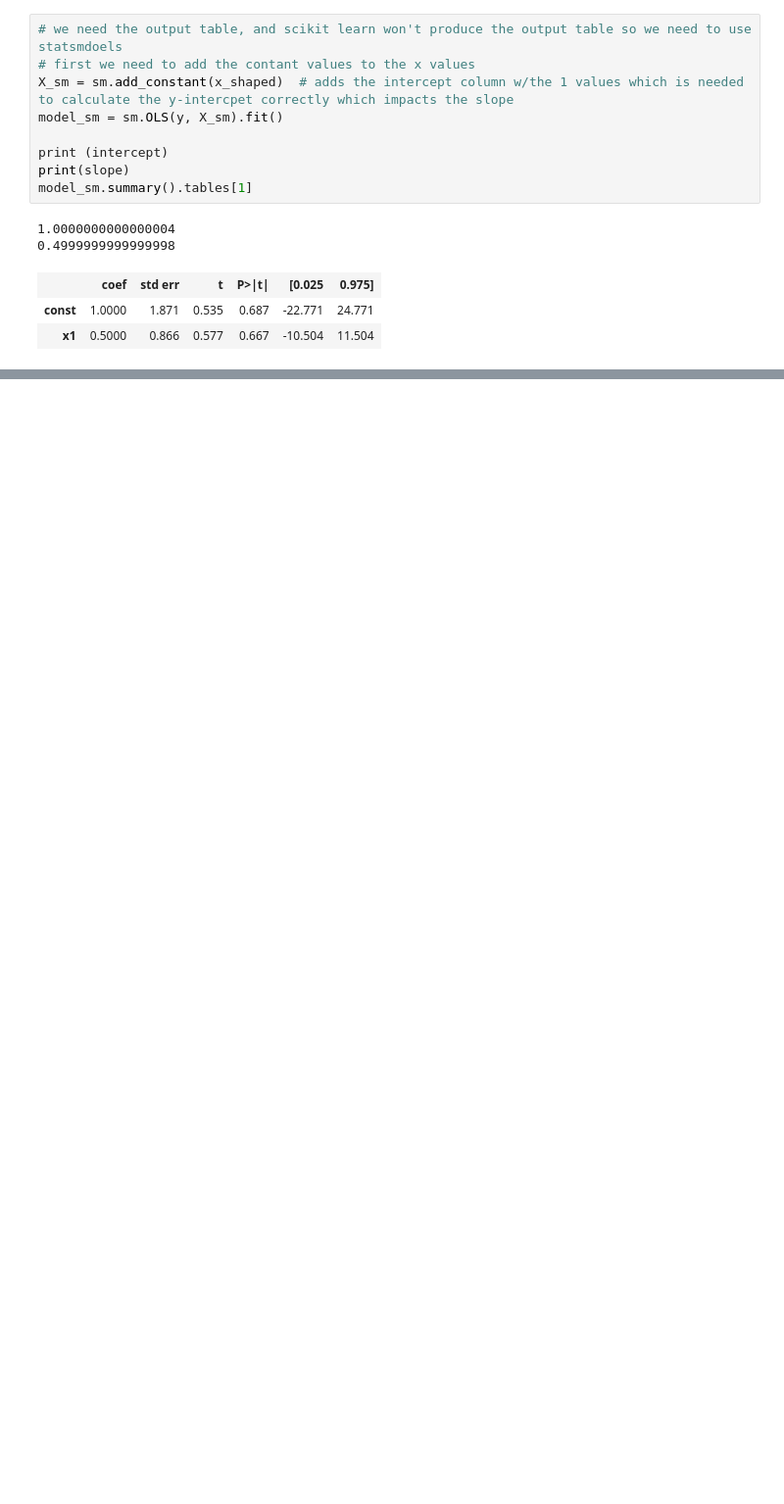
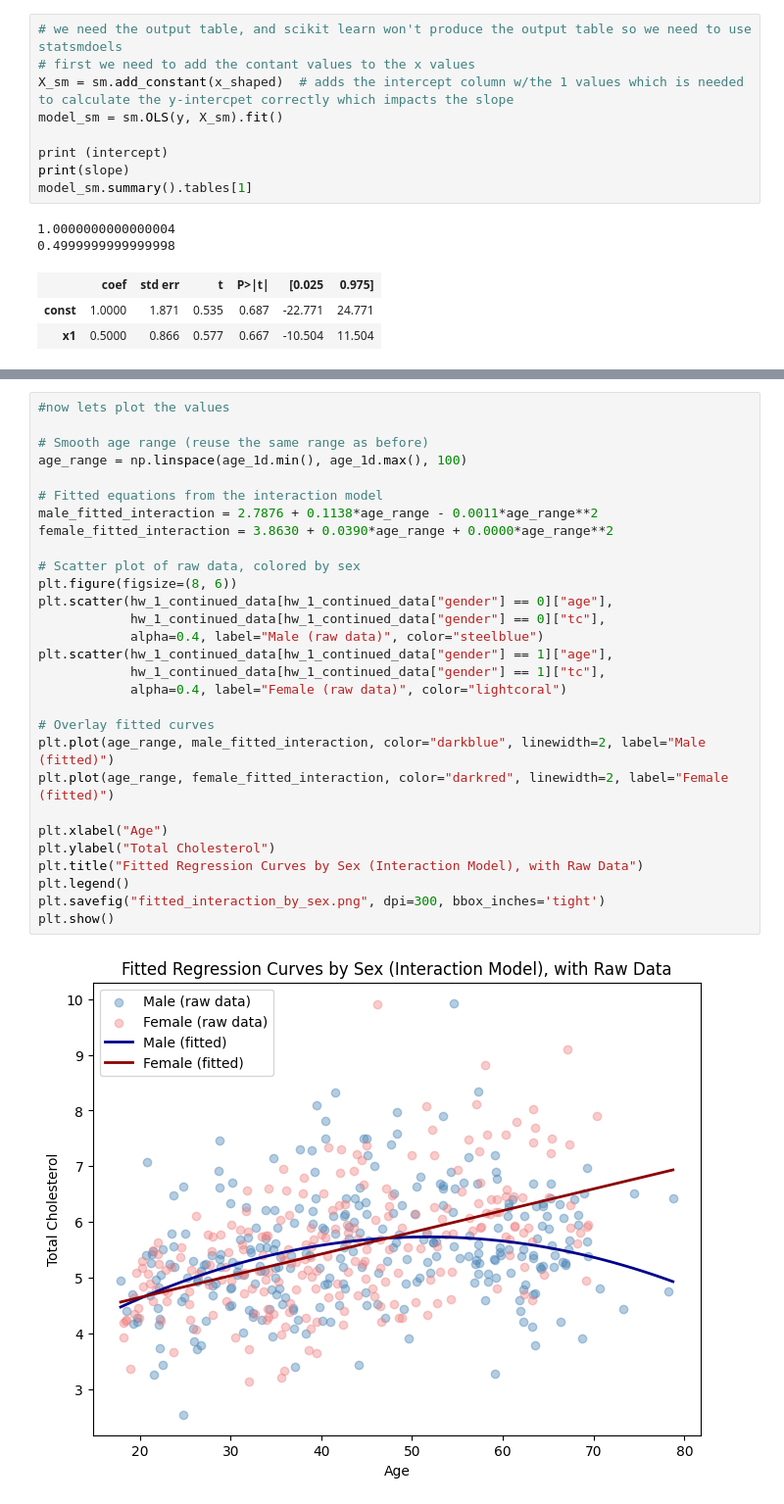
Before and after one commit to hoyedustin/harvard_chan, a Jupyter notebook: bst_220/hw_1.ipynb, the cells around one changed output, grey strips where cells are left out. Shown at 98% size. Drawn from its saved outputs; the diff is of its cells as text; blank space fills up the shorter version.

```diff
--- a/bst_220/hw_1.ipynb
+++ b/bst_220/hw_1.ipynb
@@ -62,0 +341,31 @@ model_sm.summary().tables[1]
+# %%
+#now lets plot the values
+
+# Smooth age range (reuse the same range as before)
+age_range = np.linspace(age_1d.min(), age_1d.max(), 100)
+
+# Fitted equations from the interaction model
+male_fitted_interaction = 2.7876 + 0.1138*age_range - 0.0011*age_range**2
+female_fitted_interaction = 3.8630 + 0.0390*age_range + 0.0000*age_range**2
+
+# Scatter plot of raw data, colored by sex
+plt.figure(figsize=(8, 6))
+plt.scatter(hw_1_continued_data[hw_1_continued_data["gender"] == 0]["age"],
+            hw_1_continued_data[hw_1_continued_data["gender"] == 0]["tc"],
+            alpha=0.4, label="Male (raw data)", color="steelblue")
+plt.scatter(hw_1_continued_data[hw_1_continued_data["gender"] == 1]["age"],
+            hw_1_continued_data[hw_1_continued_data["gender"] == 1]["tc"],
+            alpha=0.4, label="Female (raw data)", color="lightcoral")
+
+# Overlay fitted curves
+plt.plot(age_range, male_fitted_interaction, color="darkblue", linewidth=2, label="Male (fitted)")
+plt.plot(age_range, female_fitted_interaction, color="darkred", linewidth=2, label="Female (fitted)")
+
+plt.xlabel("Age")
+plt.ylabel("Total Cholesterol")
+plt.title("Fitted Regression Curves by Sex (Interaction Model), with Raw Data")
+plt.legend()
+plt.savefig("fitted_interaction_by_sex.png", dpi=300, bbox_inches='tight')
+plt.show()
+# %% [output]
+[figure, added]
```
Also changed, not shown: parts of 29 cells of this notebook, 11 other files.
